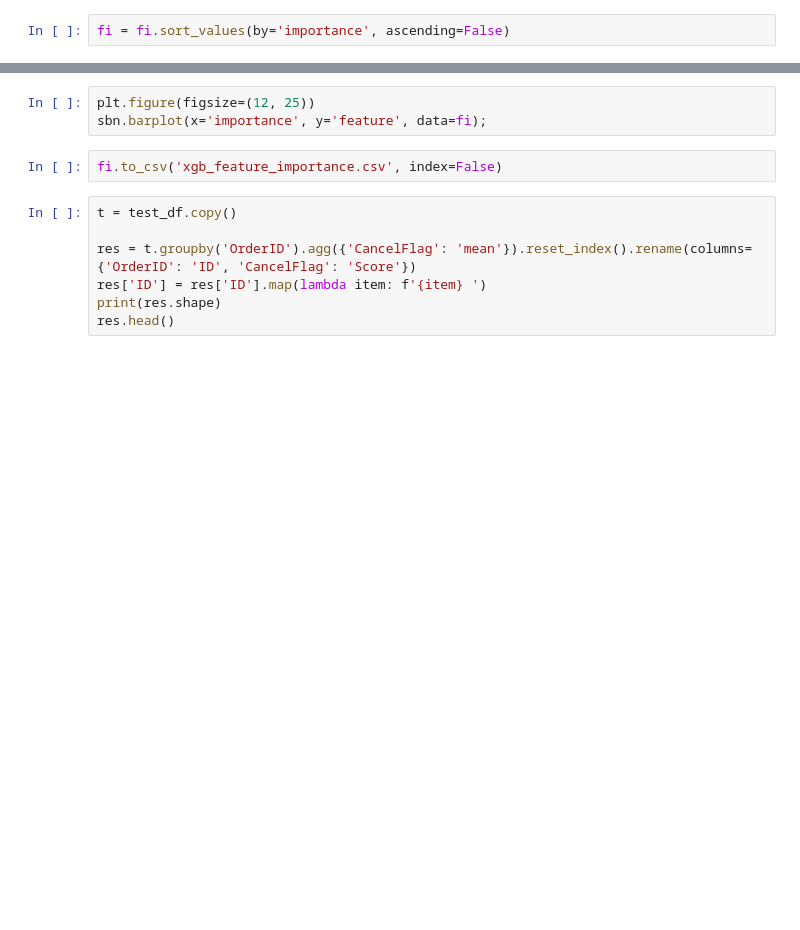
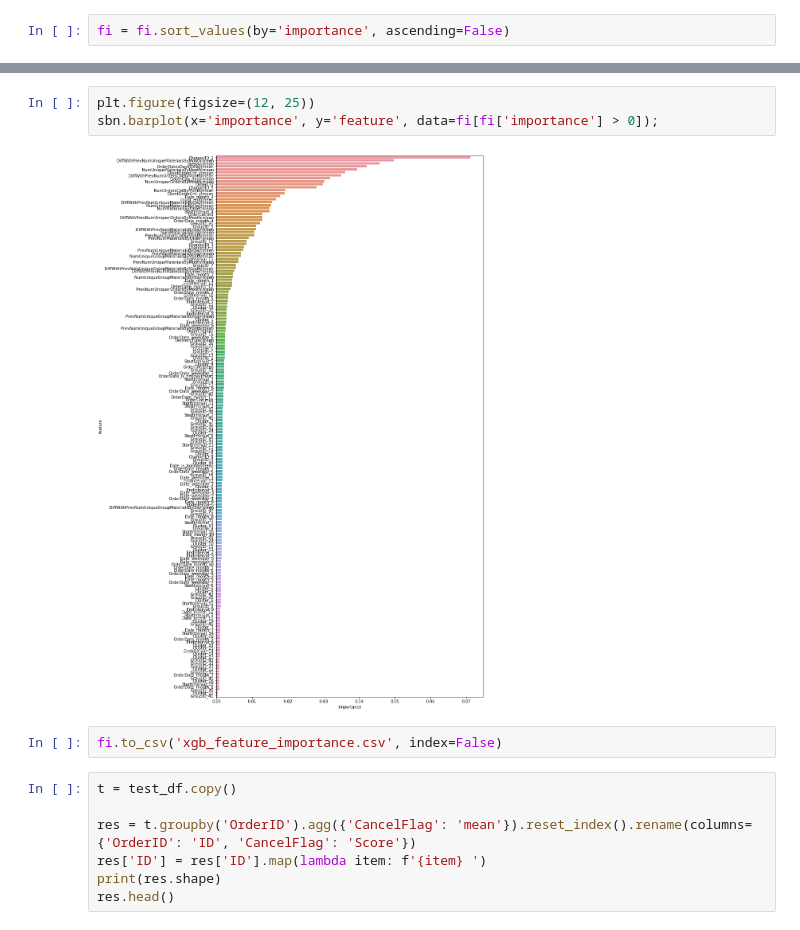
Before and after one commit to Ditwoo/sascompetitions-platypus, a Jupyter notebook: notebooks/light_xgboost.ipynb, the cells around one changed output, grey strips where cells are left out. Drawn from its saved outputs; the diff is of its cells as text; blank space fills up the shorter version.

```diff
--- a/notebooks/light_xgboost.ipynb
+++ b/notebooks/light_xgboost.ipynb
@@ -252,6 +347,8 @@ fi[fi['importance'] == 0]['feature'].tolist()
 # %%
 plt.figure(figsize=(12, 25))
-sbn.barplot(x='importance', y='feature', data=fi);
+sbn.barplot(x='importance', y='feature', data=fi[fi['importance'] > 0]);
+# %% [output]
+[figure, added]
 # %%
 fi.to_csv('xgb_feature_importance.csv', index=False)
 # %%
```
Also changed, not shown: parts of 16 cells of this notebook.
